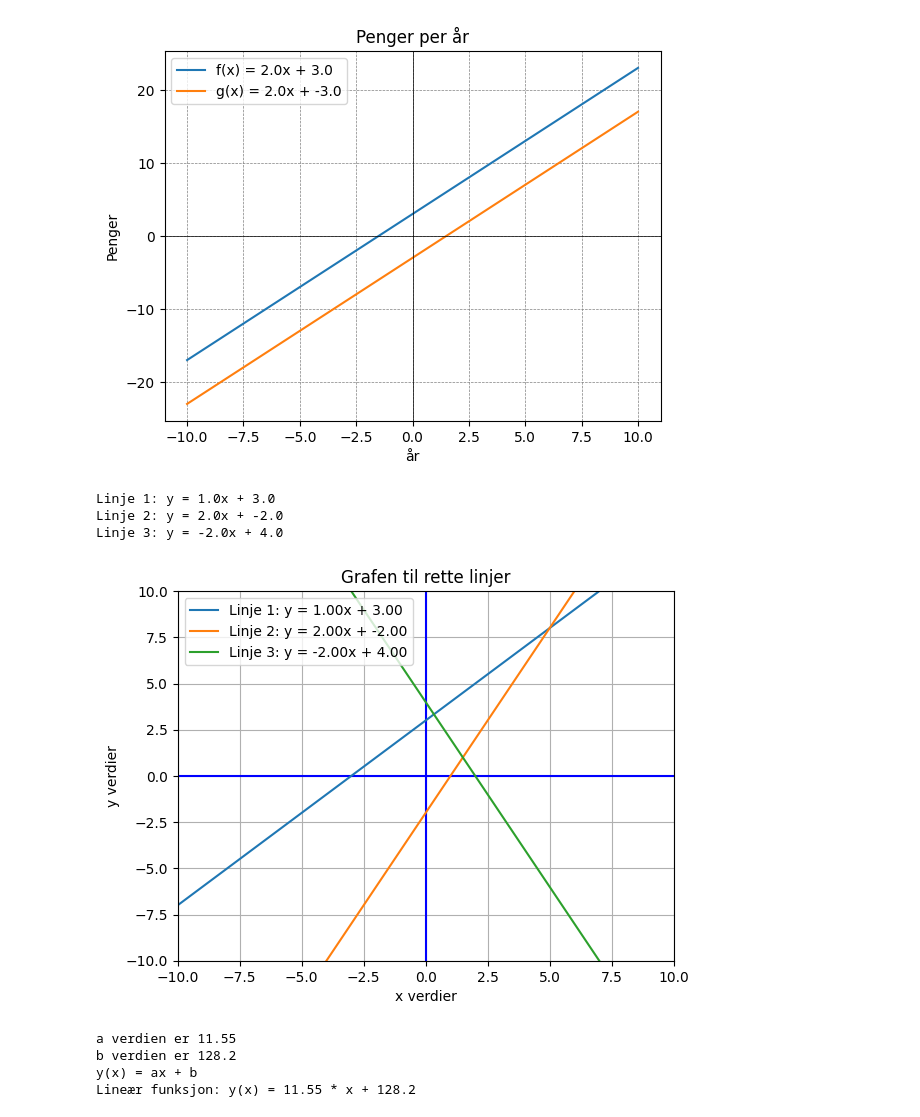
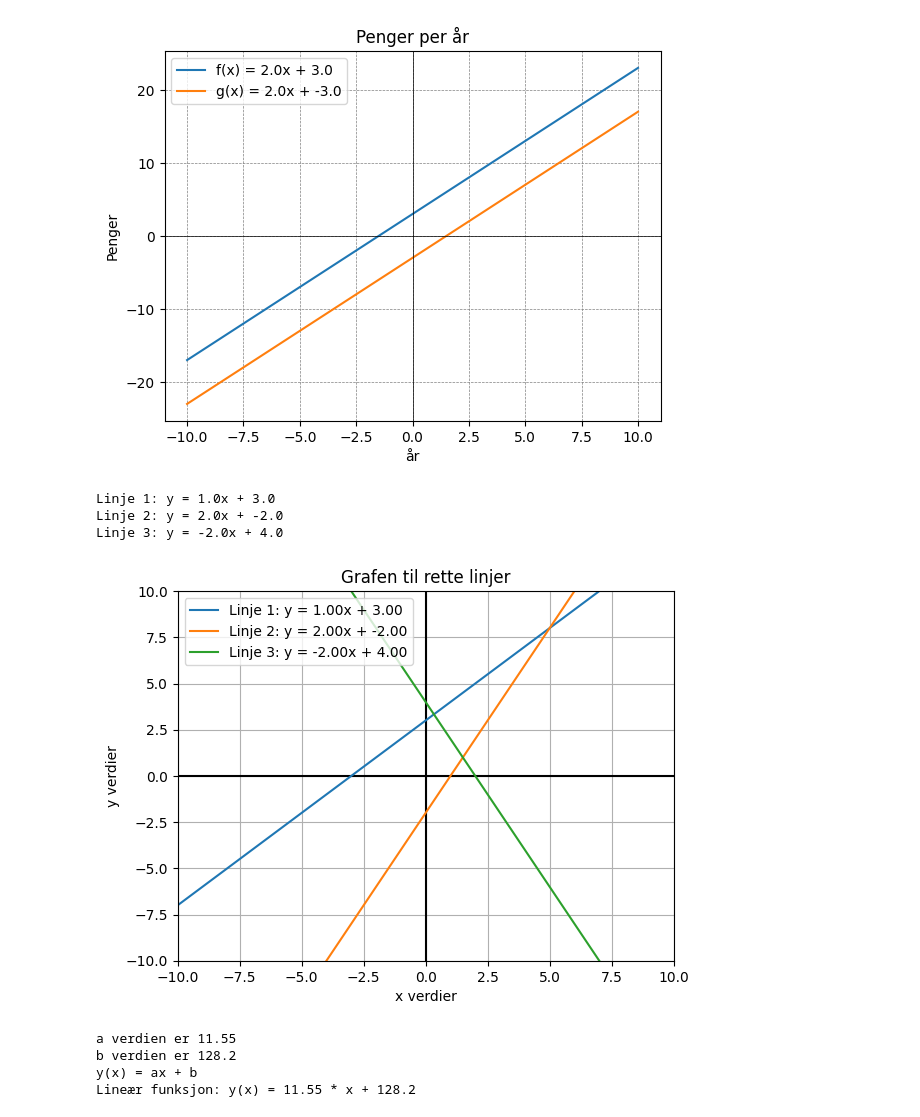
Before and after one commit to hanska91/Matematikk-2P-Y, a Jupyter notebook: Matematikkboka 2P-Y + Litt annet.ipynb, the cells around one changed output. Drawn from its saved outputs; the diff is of its cells as text; code cells hidden in the pictures.

```diff
--- a/Matematikkboka 2P-Y + Litt annet.ipynb
+++ b/Matematikkboka 2P-Y + Litt annet.ipynb
@@ -2315,36 +2333,36 @@ ymin, ymax = -10, 10
 linjer = [
     (-3, 0, 0, 3),  # Første linje
     (0, -2, 1, 0),  # Andre linje
     (0, 4, 2, 0),  # Tredje linje
 
 ]
 
 # Opprett figur og akse
 fig, ax = plt.subplots()
 plt.axis([xmin, xmax, ymin, ymax])  # Vinduets størrelse
-plt.plot([xmin, xmax], [0, 0], 'b')  # Blå x-akse
-plt.plot([0, 0], [ymin, ymax], 'b')  # Blå y-akse
+plt.plot([xmin, xmax], [0, 0], 'k')  # Svart x-akse
+plt.plot([0, 0], [ymin, ymax], 'k')  # Svart y-akse
 ax.set_xlabel("x verdier")
 ax.set_ylabel("y verdier")
 ax.set_title("Grafen til rette linjer")
 ax.grid(True)
 
 # Legg til linjene i plottet
 for i, (x1, y1, x2, y2) in enumerate(linjer):
     m, b = linje_koeffisienter(x1, y1, x2, y2)
     print(f"Linje {i+1}: y = {m}x + {b}")
     y3 = m * xmin + b
     y4 = m * xmax + b
     plt.plot([xmin, xmax], [y3, y4], label=f'Linje {i+1}: y = {m:.2f}x + {b:.2f}')
 
 # Vis legenden og plottet
 plt.legend()
 plt.show()
 # %% [output]
 Linje 1: y = 1.0x + 3.0
 Linje 2: y = 2.0x + -2.0
 Linje 3: y = -2.0x + 4.0
-[figure, old version]
+[figure, new version]
 # %%
 # Lineær regresjon med dummy data
 import numpy as np
```
Also changed, not shown: parts of 11 cells of this notebook.
